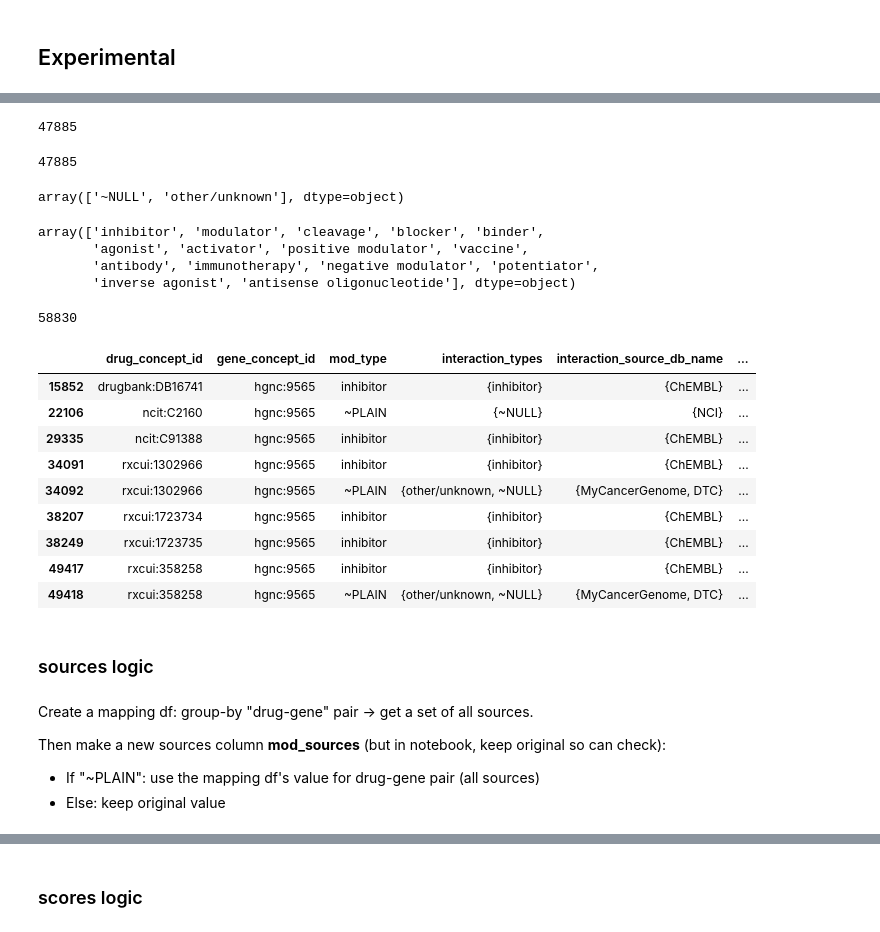
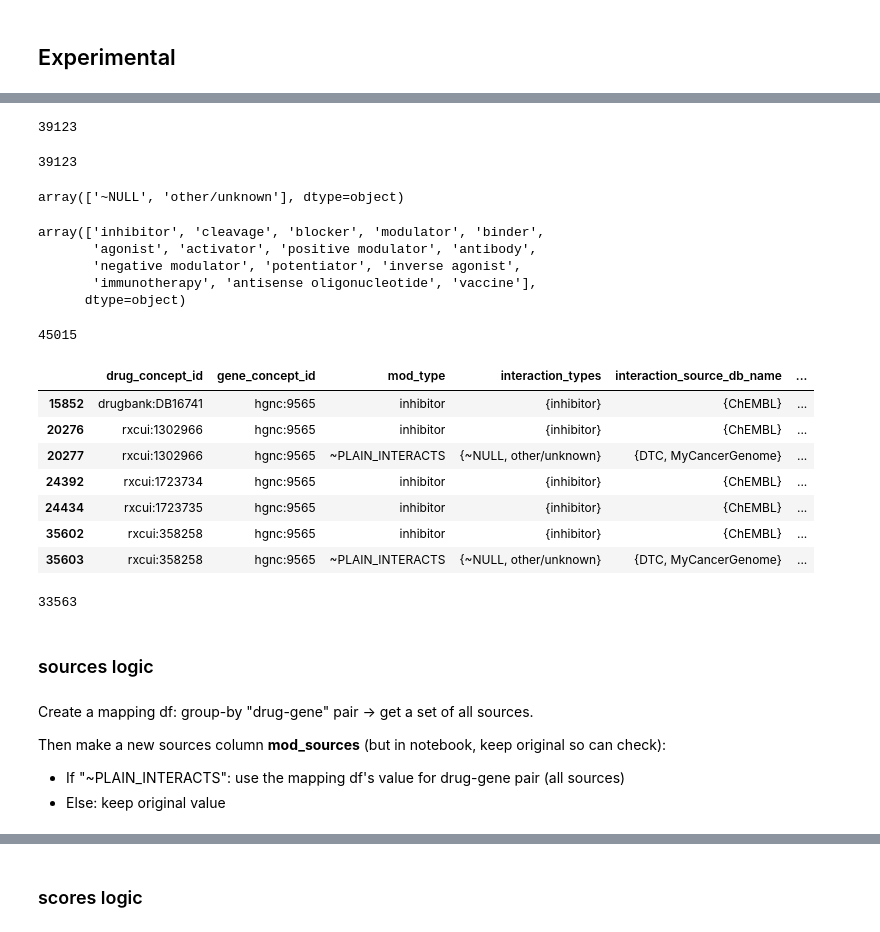
Before and after one commit to NCATSTranslator/translator-ingests, a Jupyter notebook: src/translator_ingest/ingests/dgidb/dgidb-eda.ipynb, the cells around one changed output, grey strips where cells are left out. Saved outputs shown, nothing was run; the diff lists cells and outputs as text; code cells hidden in the pictures.

```diff
--- a/src/translator_ingest/ingests/dgidb/dgidb-eda.ipynb
+++ b/src/translator_ingest/ingests/dgidb/dgidb-eda.ipynb
@@ -486,0 +452,12 @@ memory usage: 9.7+ MB
+# %%
+## NodeNorm doesn't recognize
+
+PREFIXES_TO_DROP = [
+    ## . probably will be treated as "all match"...unless escaped
+    "ncit",
+    "iuphar\\.ligand",
+    "wikidata",
+    "hemonc",
+    "drugsatfda\\.nda",
+    "chemidplus",
+]
@@ -880,2 +712,6 @@ Based on spot-check, don't see cases where the `~NULL` has the same sources as i
 # %% [markdown]
 ## Experimental
+# %%
+df.drop("drug_prefix", axis=1, inplace=True)
+
+df.columns.to_list()
@@ -903,43 +757,44 @@ Reasoning:
 * makes following logic easier: detecting "only one edge" or "plain interacts_with edge"
 * Other option is to map everything to predicate/qualifier-sets, then do logic with predicate/qualifier-sets. But I think that's more complicated to check…
 # %%
-plain_types = {"other/unknown", "~NULL"}
+plain_interact_types = {"other/unknown", "~NULL"}
 
-experiment_setup["mod_type"] = ["~PLAIN" if i in plain_types else i for i in experiment_setup["interaction_types"]]
+experiment_setup["mod_type"] = ["~PLAIN_INTERACTS" if i in plain_interact_types else i for i in experiment_setup["interaction_types"]]
 # %%
-## check how it looks
+## EDA: check how it looks
 
 ## regular: don't use "other" because "immunOTHERapy"
 experiment_setup[experiment_setup["interaction_types"].str.contains("unknown|NULL")].shape[0]
 
 ## modded
-experiment_setup[experiment_setup["mod_type"] == "~PLAIN"].shape[0]
+experiment_setup[experiment_setup["mod_type"] == "~PLAIN_INTERACTS"].shape[0]
 # %% [output]
-47885
+39123
-47885
+39123
 # %%
 ## more checks how it looks
-experiment_setup[experiment_setup["mod_type"] == "~PLAIN"]["interaction_types"].unique()
+experiment_setup[experiment_setup["mod_type"] == "~PLAIN_INTERACTS"]["interaction_types"].unique()
 
-experiment_setup[~ (experiment_setup["mod_type"] == "~PLAIN")]["interaction_types"].unique()
+experiment_setup[~ (experiment_setup["mod_type"] == "~PLAIN_INTERACTS")]["interaction_types"].unique()
 # %% [output]
 array(['~NULL', 'other/unknown'], dtype=object)
-array(['inhibitor', 'modulator', 'cleavage', 'blocker', 'binder',
-       'agonist', 'activator', 'positive modulator', 'vaccine',
-       'antibody', 'immunotherapy', 'negative modulator', 'potentiator',
-       'inverse agonist', 'antisense oligonucleotide'], dtype=object)
+array(['inhibitor', 'cleavage', 'blocker', 'modulator', 'binder',
+       'agonist', 'activator', 'positive modulator', 'antibody',
+       'negative modulator', 'potentiator', 'inverse agonist',
+       'immunotherapy', 'antisense oligonucleotide', 'vaccine'],
+      dtype=object)
 # %%
 ## group by drug ID, gene ID, mod_type combo
 
 ## saving in diff variable in case I want to still work with no-grouping-done later
-experiment_mergeMain = experiment_setup.copy()
+# experiment_mergeMain = experiment_setup.copy()
 
-## merge: takes ~8s to run
+## merge: takes ~3s to run
 cols_define_edge_3 = ["drug_concept_id", "gene_concept_id", "mod_type"]
 
 ## when it can be multiple values, run set
 ## otherwise, the value is always the same (from EDA), so just keep the first
-experiment_mergeMain = experiment_mergeMain.groupby(by=cols_define_edge_3).agg(
+experiment_setup = experiment_setup.groupby(by=cols_define_edge_3).agg(
     {
         "interaction_types": set,
         "interaction_source_db_name": set,
@@ -951,30 +806,32 @@ experiment_mergeMain = experiment_mergeMain.groupby(by=cols_define_edge_3).agg(
     }
 ).reset_index().copy()
 # %%
-experiment_mergeMain.shape[0]
+experiment_setup.shape[0]
 # %% [output]
-58830
+45015
 # %%
-## check what rows look like with both original ~PLAIN values
+## check what rows look like with both original ~PLAIN_INTERACTS values
 
-experiment_mergeMain[experiment_mergeMain["gene_concept_id"] == "hgnc:9565"]
+experiment_setup[experiment_setup["gene_concept_id"] == "hgnc:9565"]
 # %% [output]
 |  | drug_concept_id | gene_concept_id | mod_type | interaction_types | interaction_source_db_name | ... |
 | 15852 | drugbank:DB16741 | hgnc:9565 | inhibitor | {inhibitor} | {ChEMBL} | ... |
-| 22106 | ncit:C2160 | hgnc:9565 | ~PLAIN | {~NULL} | {NCI} | ... |
-| 29335 | ncit:C91388 | hgnc:9565 | inhibitor | {inhibitor} | {ChEMBL} | ... |
-| 34091 | rxcui:1302966 | hgnc:9565 | inhibitor | {inhibitor} | {ChEMBL} | ... |
-| 34092 | rxcui:1302966 | hgnc:9565 | ~PLAIN | {other/unknown, ~NULL} | {MyCancerGenome, DTC} | ... |
-| 38207 | rxcui:1723734 | hgnc:9565 | inhibitor | {inhibitor} | {ChEMBL} | ... |
-| 38249 | rxcui:1723735 | hgnc:9565 | inhibitor | {inhibitor} | {ChEMBL} | ... |
-| 49417 | rxcui:358258 | hgnc:9565 | inhibitor | {inhibitor} | {ChEMBL} | ... |
-| 49418 | rxcui:358258 | hgnc:9565 | ~PLAIN | {other/unknown, ~NULL} | {MyCancerGenome, DTC} | ... |
+| 20276 | rxcui:1302966 | hgnc:9565 | inhibitor | {inhibitor} | {ChEMBL} | ... |
+| 20277 | rxcui:1302966 | hgnc:9565 | ~PLAIN_INTERACTS | {~NULL, other/unknown} | {DTC, MyCancerGenome} | ... |
+| 24392 | rxcui:1723734 | hgnc:9565 | inhibitor | {inhibitor} | {ChEMBL} | ... |
+| 24434 | rxcui:1723735 | hgnc:9565 | inhibitor | {inhibitor} | {ChEMBL} | ... |
+| 35602 | rxcui:358258 | hgnc:9565 | inhibitor | {inhibitor} | {ChEMBL} | ... |
+| 35603 | rxcui:358258 | hgnc:9565 | ~PLAIN_INTERACTS | {~NULL, other/unknown} | {DTC, MyCancerGenome} | ... |
+# %%
+experiment_setup[experiment_setup["mod_type"] == "~PLAIN_INTERACTS"].shape[0]
+# %% [output]
+33563
 # %% [markdown]
 ### sources logic
 # %% [markdown]
 Create a mapping df: group-by "drug-gene" pair -> get a set of all sources.
 
 Then make a new sources column **mod_sources** (but in notebook, keep original so can check):
-* If "~PLAIN": use the mapping df's value for drug-gene pair (all sources)
+* If "~PLAIN_INTERACTS": use the mapping df's value for drug-gene pair (all sources)
 * Else: keep original value
 # %%
```
Also changed, not shown: parts of 62 cells of this notebook, 3 other files.
